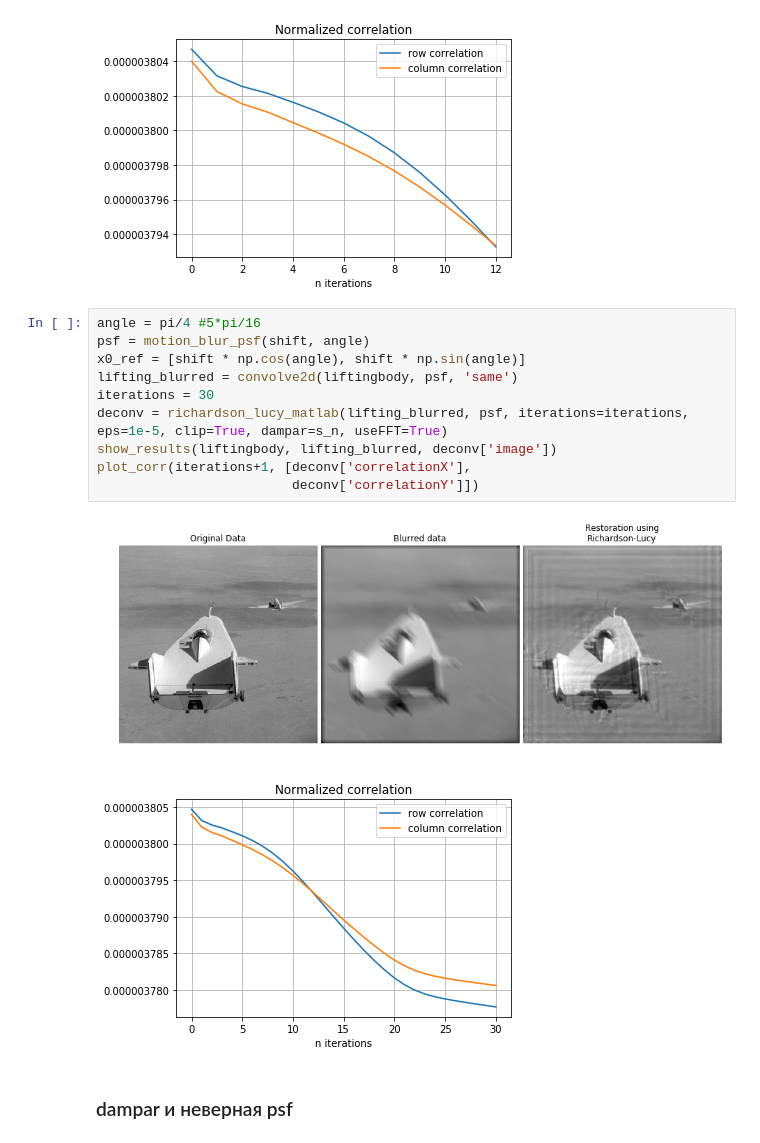
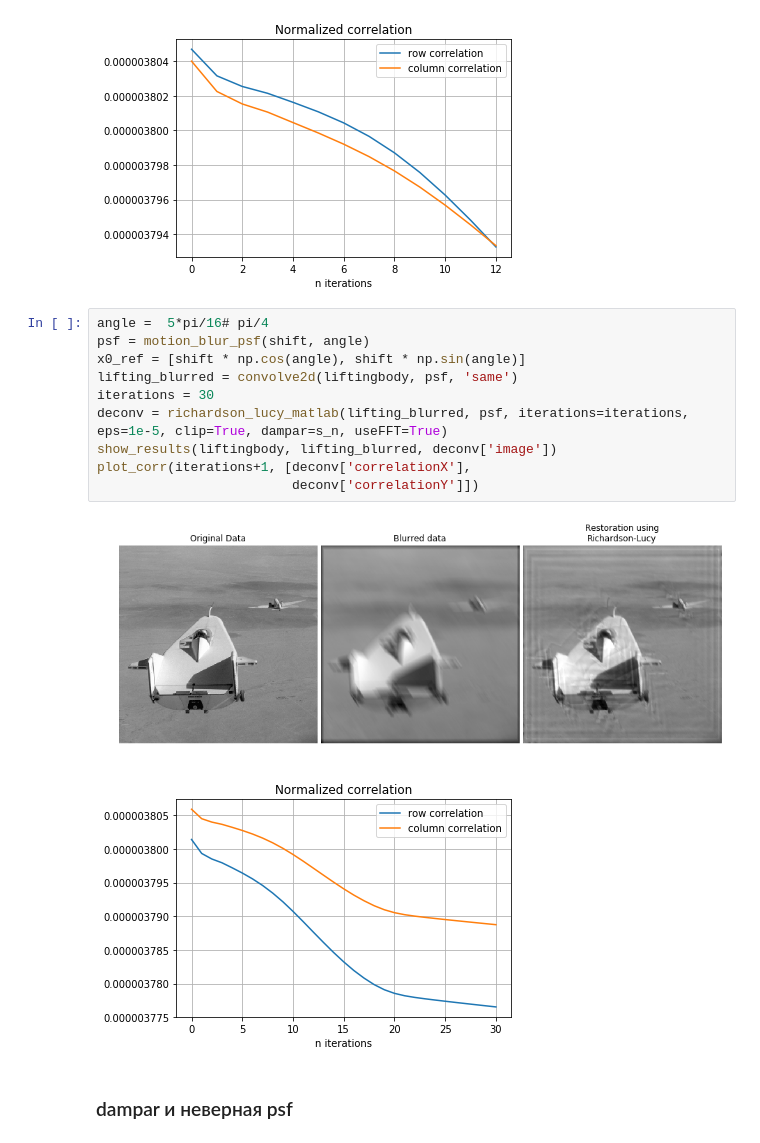
Before and after one commit to progiv/deconv, a Jupyter notebook: expertiments-linear.ipynb, the cells around one changed output. Cells and saved outputs as stored; diff of their text form.

```diff
--- a/expertiments-linear.ipynb
+++ b/expertiments-linear.ipynb
@@ -96,18 +94,18 @@ plot_corr(iterations+1, [deconv['correlationX'],
 [figure]
 [figure]
 # %%
-angle = pi/4 #5*pi/16
+angle =  5*pi/16# pi/4
 psf = motion_blur_psf(shift, angle)
 x0_ref = [shift * np.cos(angle), shift * np.sin(angle)]
 lifting_blurred = convolve2d(liftingbody, psf, 'same')
 iterations = 30
 deconv = richardson_lucy_matlab(lifting_blurred, psf, iterations=iterations, eps=1e-5, clip=True, dampar=s_n, useFFT=True)
 show_results(liftingbody, lifting_blurred, deconv['image'])
 plot_corr(iterations+1, [deconv['correlationX'],
                          deconv['correlationY']])
 # %% [output]
 [figure]
-[figure, old version]
+[figure, new version]
 # %% [markdown]
 ### dampar и неверная psf
 # %%
```
Also changed, not shown: parts of 10 cells of this notebook, 46 other files.
